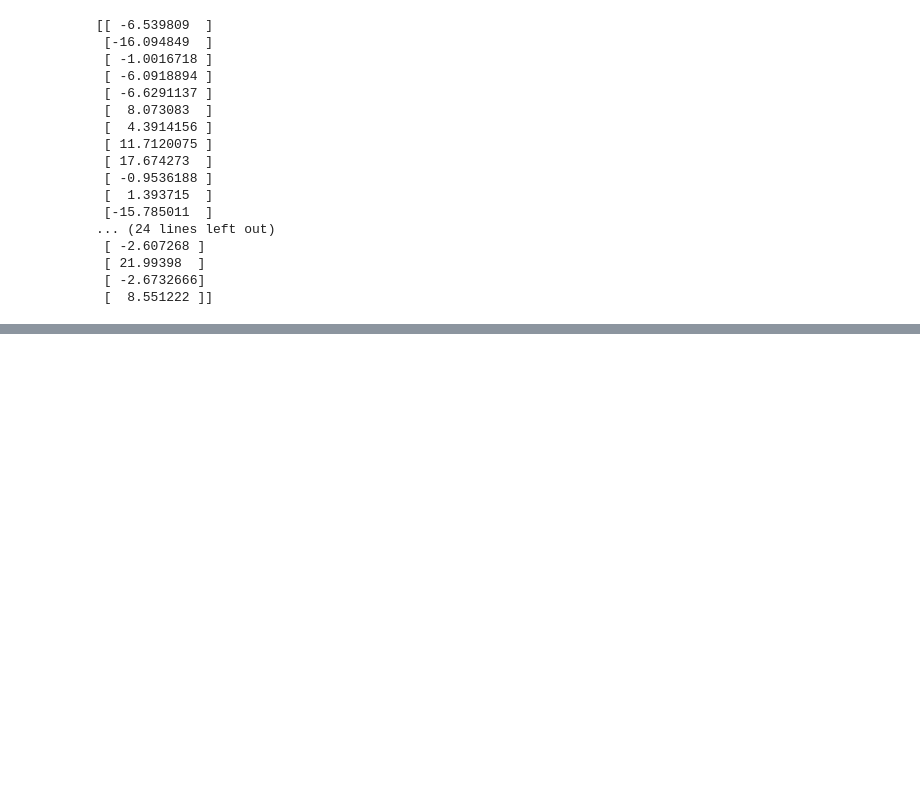
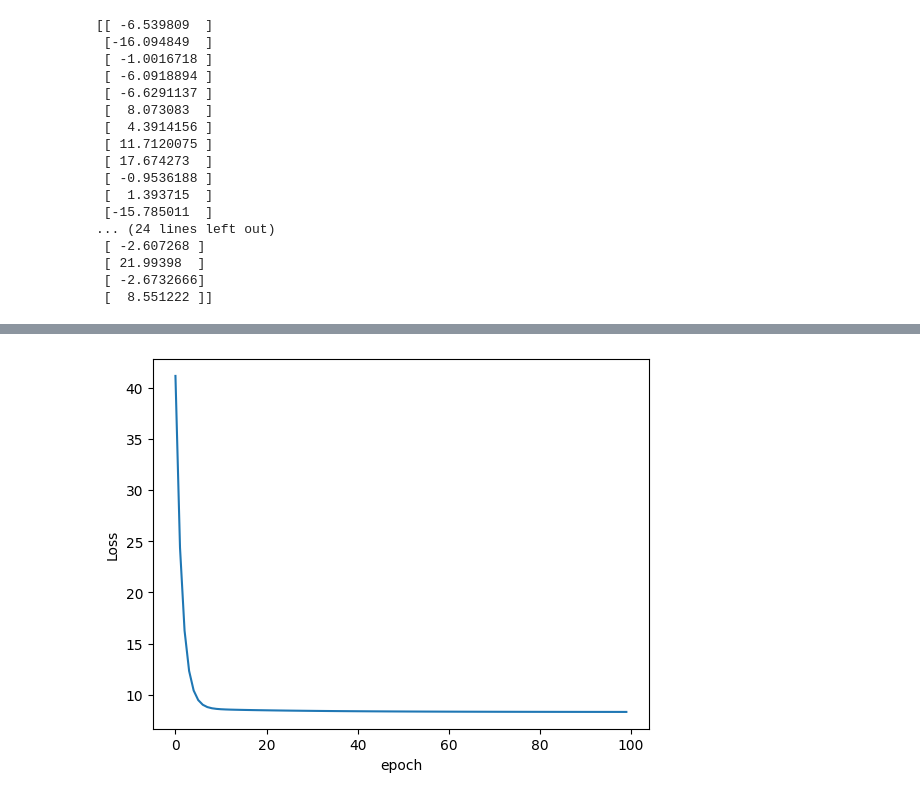
Before and after one commit to maxloosmu/pytorch, a Jupyter notebook: ASUS-PyTorch2.ipynb, the cells around one changed output, grey strips where cells are left out. Drawn from its saved outputs; the diff is of its cells as text; code cells hidden in the pictures; blank space fills up the shorter version.

```diff
--- a/ASUS-PyTorch2.ipynb
+++ b/ASUS-PyTorch2.ipynb
@@ -107,9 +120,15 @@ plot_fit('Initial Model')
 # %%
-X = torch.randn(20, 1)*10
-y = X + 3*torch.randn(20, 1)
-Xnp = X.numpy()
-ynp = y.numpy()
-plt.plot(Xnp, ynp, 'o')
-plt.ylabel('y')
-plt.xlabel('x')
-plt.show()
+criterion = nn.MSELoss()
+optimizer = torch.optim.SGD(model.parameters(), lr = 0.01)
+# %%
+epochs = 100
+losses = []
+for i in range(epochs):
+  y_pred = model.forward(X)
+  loss = criterion(y_pred, y)
+  print("epoch:", i, "loss:", loss.item())
+
+  losses.append(loss)
+  optimizer.zero_grad()
+  loss.backward()
+  optimizer.step()
@@ -115,0 +153,8 @@ plt.show()
+# %%
+losses_tensor = torch.tensor(losses)
+plt.plot(range(epochs), losses_tensor.detach().numpy())
+plt.ylabel('Loss')
+plt.xlabel('epoch')
+plt.show()
+# %% [output]
+[figure, added]
```
Also changed, not shown: parts of 4 cells of this notebook, 1 other file.
